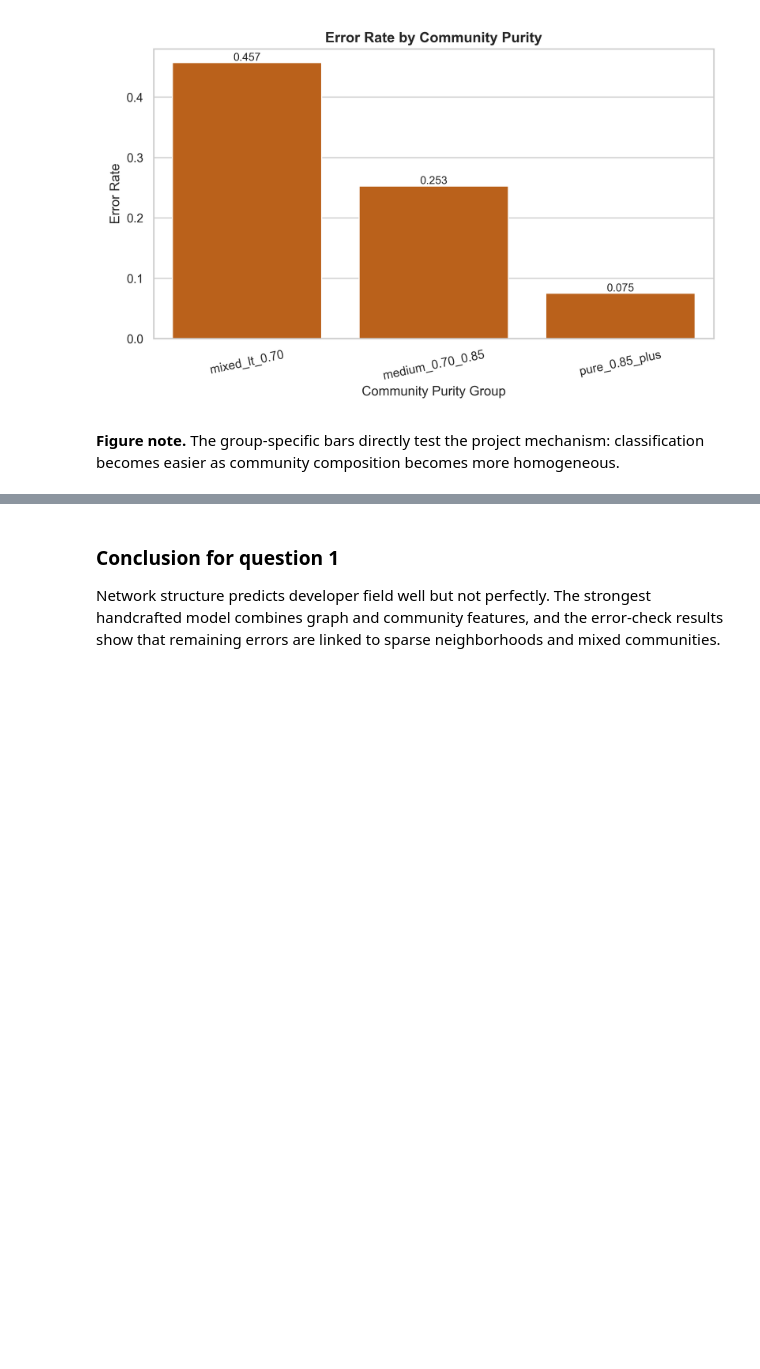
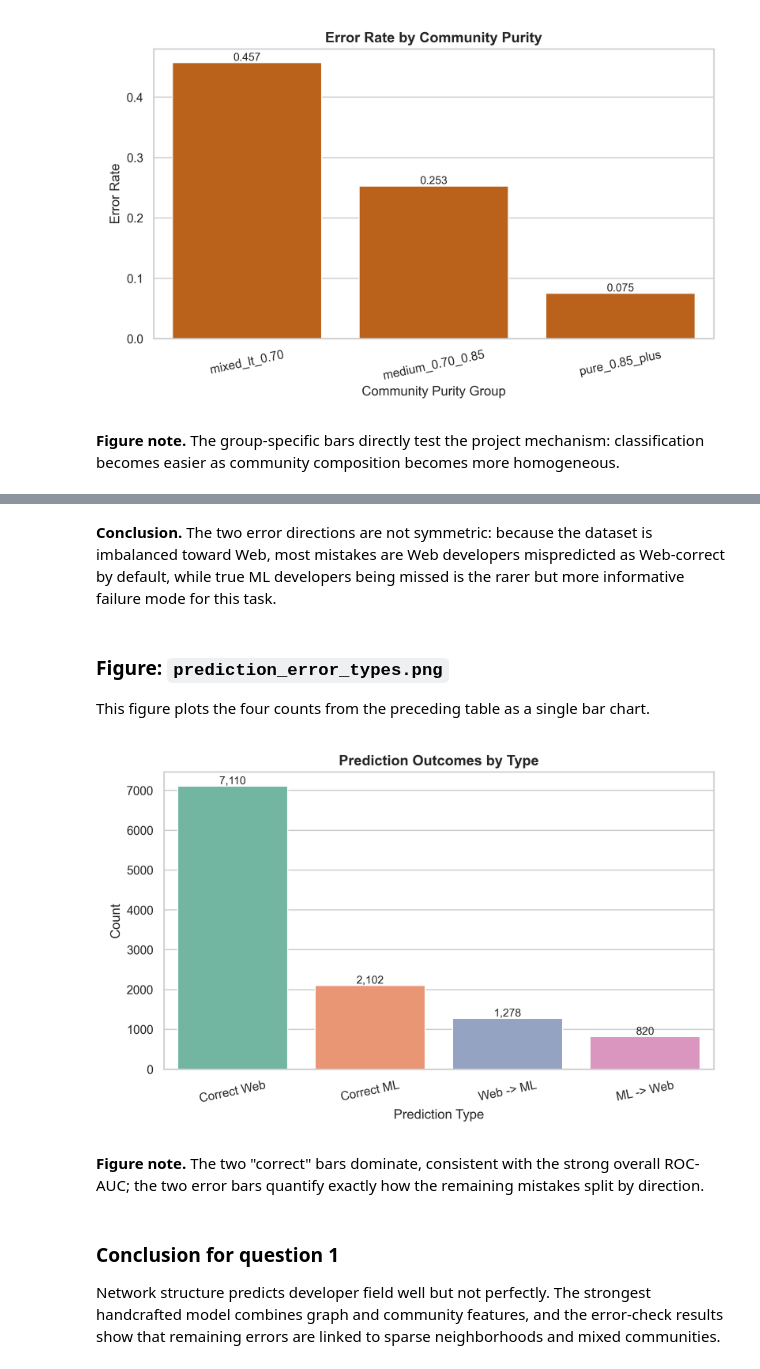
Before and after one commit to OfirAtias/github-social-network, a Jupyter notebook: notebooks/05_node_classification_algorithms.ipynb, the cells around one changed output, grey strips where cells are left out. Cells and saved outputs as stored; diff of their text form; code cells hidden in the pictures; blank space fills up the shorter version.

```diff
--- a/notebooks/05_node_classification_algorithms.ipynb
+++ b/notebooks/05_node_classification_algorithms.ipynb
@@ -1542,3 +1568,16 @@ display(Image(filename=str(ROOT / 'outputs/figures/community_purity_error_analys
+# %% [markdown]
+**Conclusion.** The two error directions are not symmetric: because the dataset is imbalanced toward Web, most mistakes are Web developers mispredicted as Web-correct by default, while true ML developers being missed is the rarer but more informative failure mode for this task.
+# %% [markdown]
+<h3>Figure: <code>prediction_error_types.png</code></h3>
+
+This figure plots the four counts from the preceding table as a single bar chart.
+# %%
+from IPython.display import Image, display
+display(Image(filename=str(ROOT / 'outputs/figures/prediction_error_types.png')))
+# %% [output]
+[figure, added]
+# %% [markdown]
+**Figure note.** The two "correct" bars dominate, consistent with the strong overall ROC-AUC; the two error bars quantify exactly how the remaining mistakes split by direction.
 # %% [markdown]
 <h3>Conclusion for question 1</h3>
 
```
Also changed, not shown: parts of 8 cells of this notebook, 8 other files.
